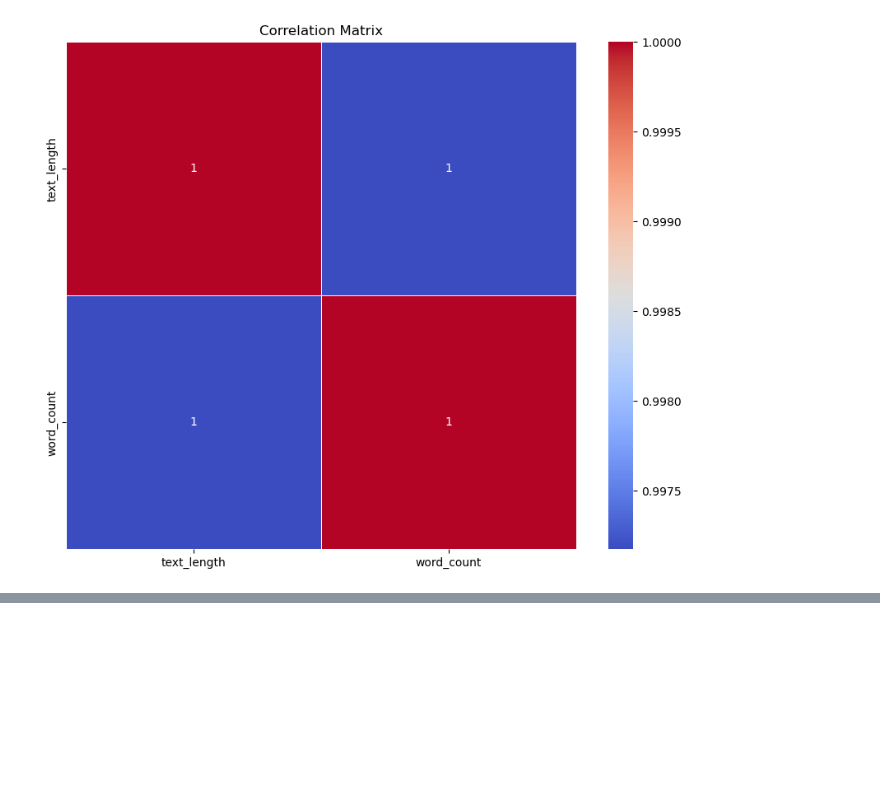
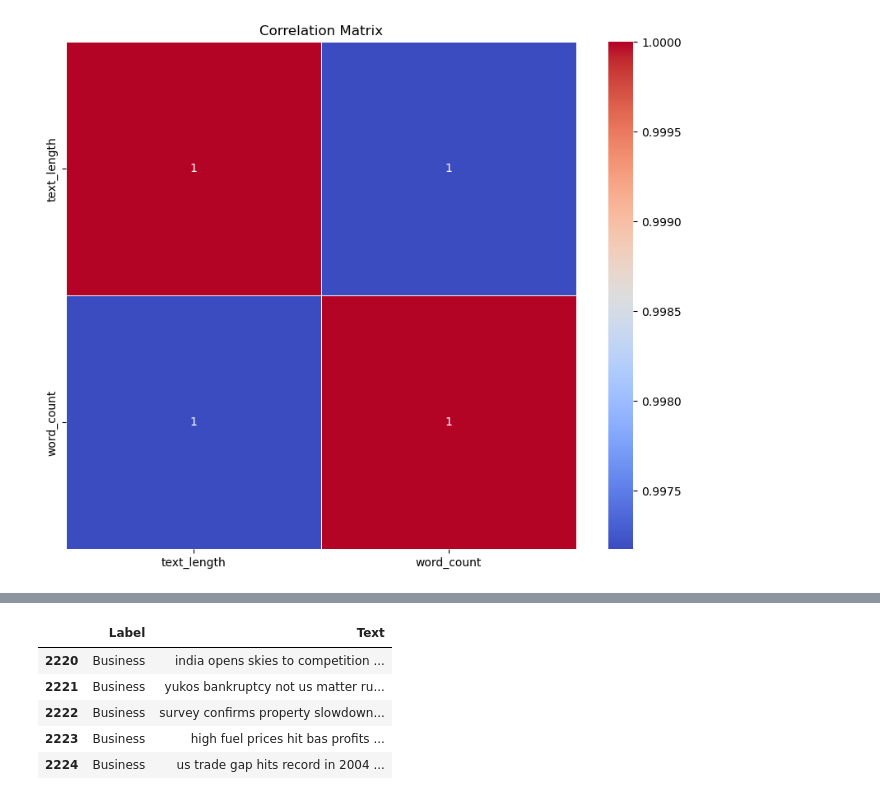
Before and after one commit to edasaruhan/FTL_LLM_fulchany_Arvelin_Nanitelamio, a Jupyter notebook: LLM_Assignment2/Q2_NLP/model.ipynb, the cells around one changed output, grey strips where cells are left out. Saved outputs shown, nothing was run; the diff lists cells and outputs as text; code cells hidden in the pictures; blank space fills up the shorter version.

```diff
--- a/LLM_Assignment2/Q2_NLP/model.ipynb
+++ b/LLM_Assignment2/Q2_NLP/model.ipynb
@@ -248,0 +293,11 @@ plt.show()
+# %%
+df = df.drop(columns=['Text', 'text_length', 'word_count'])
+df = df.rename(columns={'clean_text': 'Text'})
+df.tail()
+# %% [output]
+|  | Label | Text |
+| 2220 | Business | india opens skies to competition ... |
+| 2221 | Business | yukos bankruptcy not us matter ru... |
+| 2222 | Business | survey confirms property slowdown... |
+| 2223 | Business | high fuel prices hit bas profits ... |
+| 2224 | Business | us trade gap hits record in 2004 ... |
```
Also changed, not shown: parts of 4 cells of this notebook.
